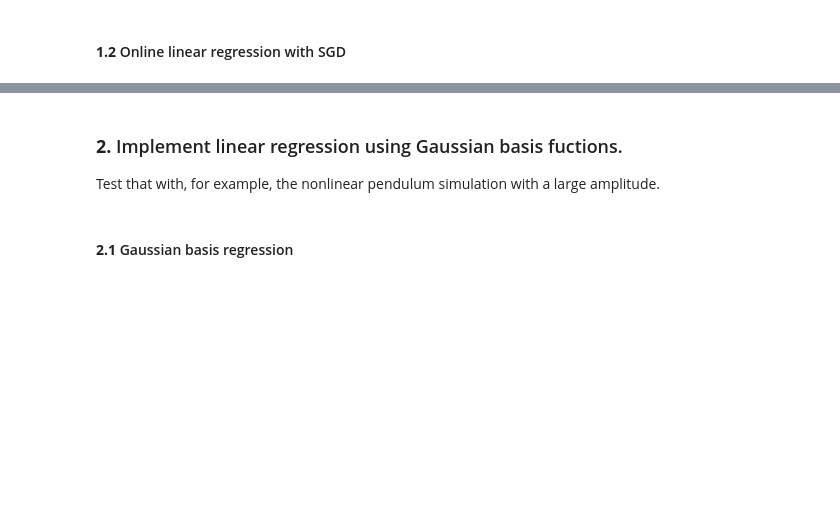
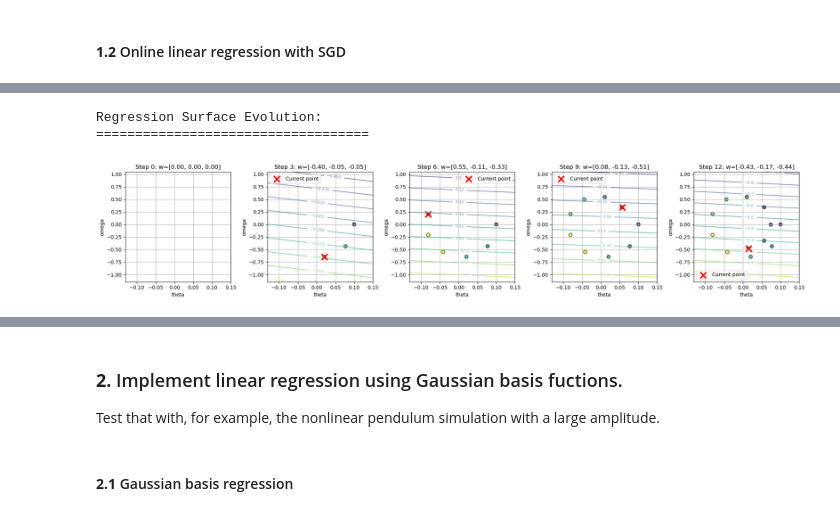
Before and after one commit to bachnguyenTE/BrainComputation, a Jupyter notebook: Supervised_Exercise.ipynb, the cells around one changed output, grey strips where cells are left out. Drawn from its saved outputs; the diff is of its cells as text; code cells hidden in the pictures; blank space fills up the shorter version.

```diff
--- a/Supervised_Exercise.ipynb
+++ b/Supervised_Exercise.ipynb
@@ -175,0 +240,53 @@ Final MSE - Online: 1.8076, Batch: 0.7465
+# %%
+# Show evolution of regression surface during online learning
+print("\nRegression Surface Evolution:")
+print("="*35)
+
+# Create a grid for visualization
+theta_range = np.linspace(X[:,0].min()-0.05, X[:,0].max()+0.05, 20)
+omega_range = np.linspace(X[:,1].min()-0.5, X[:,1].max()+0.5, 20)
+Theta_grid, Omega_grid = np.meshgrid(theta_range, omega_range)
+X_grid = np.c_[Theta_grid.ravel(), Omega_grid.ravel()]
+
+# Show regression surface at key steps
+steps_to_show = [0, 3, 6, 9, 12]  # Initial + 4 intermediate steps
+fig, axes = plt.subplots(1, len(steps_to_show), figsize=(20, 4))
+
+for idx, step in enumerate(steps_to_show):
+    ax = axes[idx]
+
+    # Use weights from this step
+    w_step = weight_history[step]
+
+    # Compute predictions on grid
+    X_grid_aug = np.c_[np.ones(len(X_grid)), X_grid]
+    Z_pred = X_grid_aug @ w_step
+    Z_pred = Z_pred.reshape(Theta_grid.shape)
+
+    # Plot surface
+    contour = ax.contour(Theta_grid, Omega_grid, Z_pred, levels=10, alpha=0.6)
+    ax.clabel(contour, inline=True, fontsize=8)
+
+    # Plot data points processed so far
+    if step > 0:
+        ax.scatter(X_demo[:step, 0], X_demo[:step, 1], c=Y_demo[:step],
+                  s=50, alpha=0.8, cmap='viridis', edgecolors='black', linewidth=1)
+
+        # Highlight the current data point
+        if step <= len(X_demo):
+            ax.scatter(X_demo[step-1, 0], X_demo[step-1, 1],
+                      c='red', s=150, marker='x', linewidth=3, label=f'Current point')
+
+    ax.set_xlabel('theta')
+    ax.set_ylabel('omega')
+    ax.set_title(f'Step {step}: w=[{w_step[0]:.2f}, {w_step[1]:.2f}, {w_step[2]:.2f}]')
+    ax.grid(True)
+    if step > 0 and step <= len(X_demo):
+        ax.legend()
+
+plt.tight_layout()
+plt.show()
+# %% [output]
+Regression Surface Evolution:
+===================================
+[figure, added]
```
Also changed, not shown: parts of 13 cells of this notebook.
